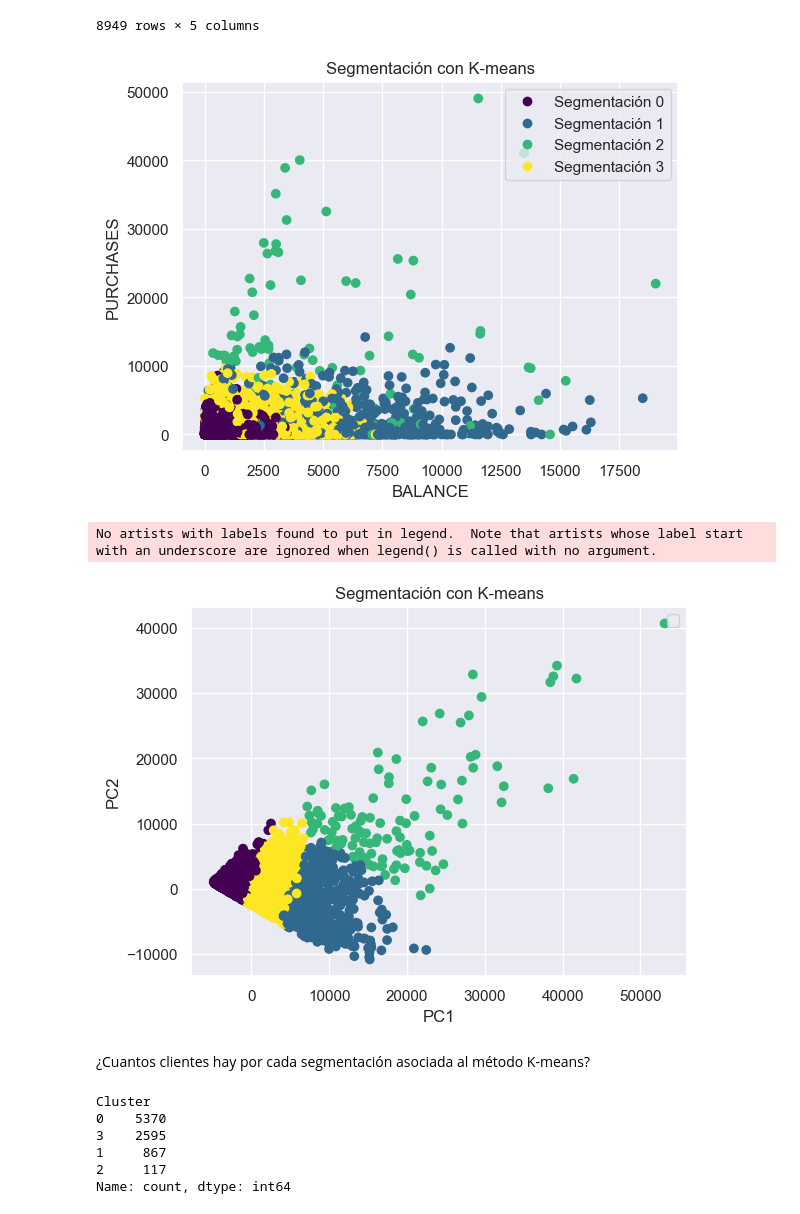
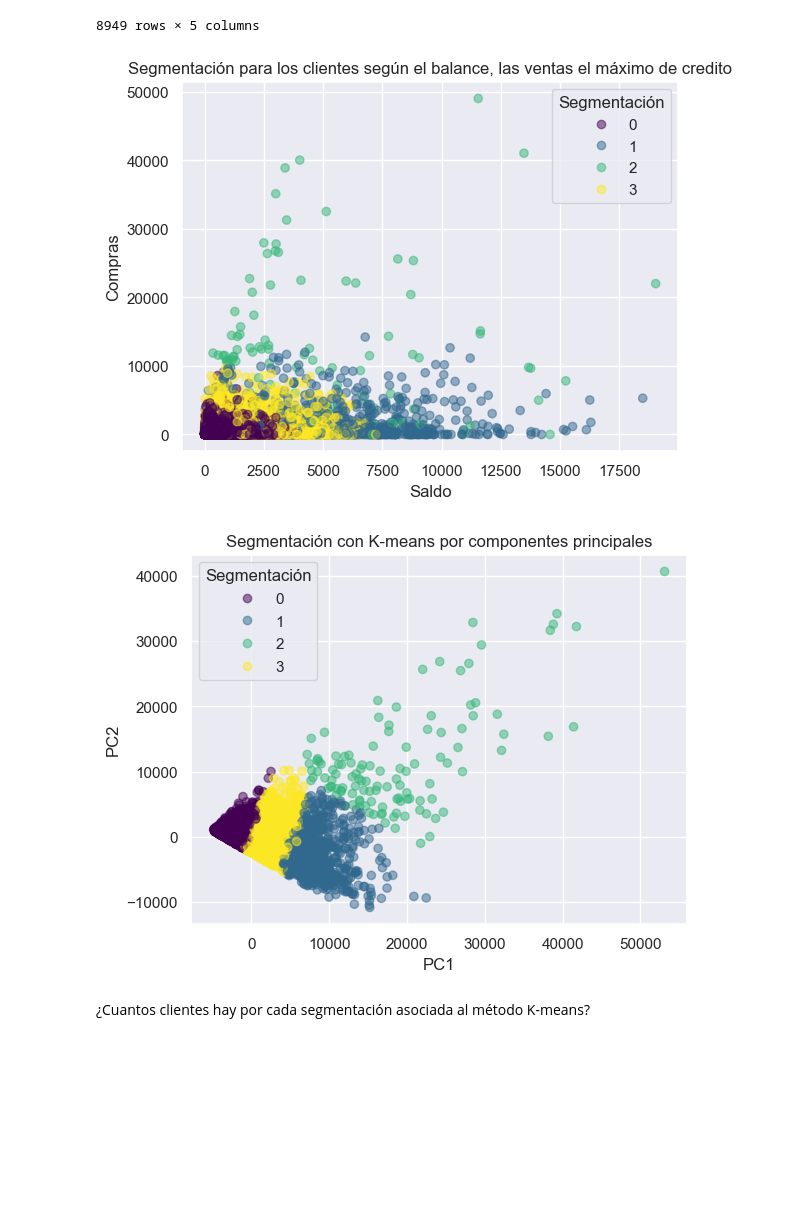
Before and after one commit to andromedalactea/Credit_Cards_Analytics, a Jupyter notebook: Analisis_exploratorio.ipynb, the cells around one changed output. Cells and saved outputs as stored; diff of their text form; code cells hidden in the pictures; blank space fills up the shorter version.

Commit message:
Mejorando un poco los gráficos

```diff
--- a/Analisis_exploratorio.ipynb
+++ b/Analisis_exploratorio.ipynb
@@ -6,6 +6,7 @@ import seaborn as sns
 from sklearn.cluster import KMeans
 from sklearn.decomposition import PCA
 sns.set(palette='dark')
+sns.set_theme(style="darkgrid")
 # %% [markdown]
 # Analisis exploratorio de datos
 # %%
@@ -237,31 +234,31 @@ data_credit_cards[['BALANCE', 'PURCHASES', 'CREDIT_LIMIT', 'PAYMENTS', 'Cluster'
 # %%
 
 
 # Ejecutar el algoritmo K-means
 kmeans = KMeans(n_clusters=4, random_state=42)
 kmeans.fit(data)
 
 # Obtener las etiquetas de cluster asignadas a cada punto de datos
 labels = kmeans.labels_
 
 # Obtener las coordenadas de los centroides de cada cluster
 centroids = kmeans.cluster_centers_
 
 # Crear un gráfico de dispersión coloreando los puntos según los clusters
-scatter = plt.scatter(data['BALANCE'], data['PURCHASES'], c=labels, cmap='viridis')
+scatter = plt.scatter(data['BALANCE'], data['PURCHASES'], c=labels, cmap='viridis',alpha=0.5)
 #plt.scatter(centroids[:, 0], centroids[:, 1], marker='x', color='red')
 
 # Crear la leyenda
-legend_labels = [f'Segmentación {i}' for i in range(len(centroids))]
-plt.legend(handles=scatter.legend_elements()[0], labels=legend_labels)
+legend_labels = [f'{i}' for i in range(len(centroids))]
+plt.legend(handles=scatter.legend_elements()[0], labels=legend_labels,title='Segmentación')
 
-plt.xlabel('BALANCE')
-plt.ylabel('PURCHASES')
+plt.xlabel('Saldo')
+plt.ylabel('Compras')
 plt.title('Segmentación para los clientes según el balance, las ventas el máximo de credito')
 
 plt.show()
 # %% [output]
-[figure, old version]
+[figure, new version]
 # %%
 import matplotlib.pyplot as plt
 from sklearn.decomposition import PCA
@@ -278,27 +275,20 @@ pca = PCA(n_components=2)
 data_pca = pca.fit_transform(data)
 
 # Crear un gráfico de dispersión coloreando los puntos según los clusters
-plt.scatter(data_pca[:, 0], data_pca[:, 1], c=labels, cmap='viridis')
+scatter = plt.scatter(data_pca[:, 0], data_pca[:, 1], c=labels, cmap='viridis',alpha=0.5)
 plt.xlabel('PC1')
 plt.ylabel('PC2')
-plt.title('Segmentación con K-means')
-plt.legend()
+plt.title('Segmentación con K-means por componentes principales')
+
+# Obtener los handles y etiquetas de la leyenda
+handles, labels = scatter.legend_elements()
+
+# Agregar la leyenda al gráfico
+plt.legend(handles, labels, title='Segmentación')
 
 plt.show()
 # %% [output]
-No artists with labels found to put in legend.  Note that artists whose label start with an underscore are ignored when legend() is called with no argument.
-[figure, old version]
+[figure, new version]
 # %% [markdown]
 ¿Cuantos clientes hay por cada segmentación asociada al método K-means?
-# %%
-#Agrupemos por cada clubster y veamos cuantos clientes hay por cada uno
-conteo_filas = data_credit_cards['Cluster'].value_counts()
-conteo_filas
-# %% [output]
-Cluster
-0    5370
-3    2595
-1     867
-2     117
-Name: count, dtype: int64
 # %%
```
Also changed, not shown: parts of 6 cells of this notebook.
